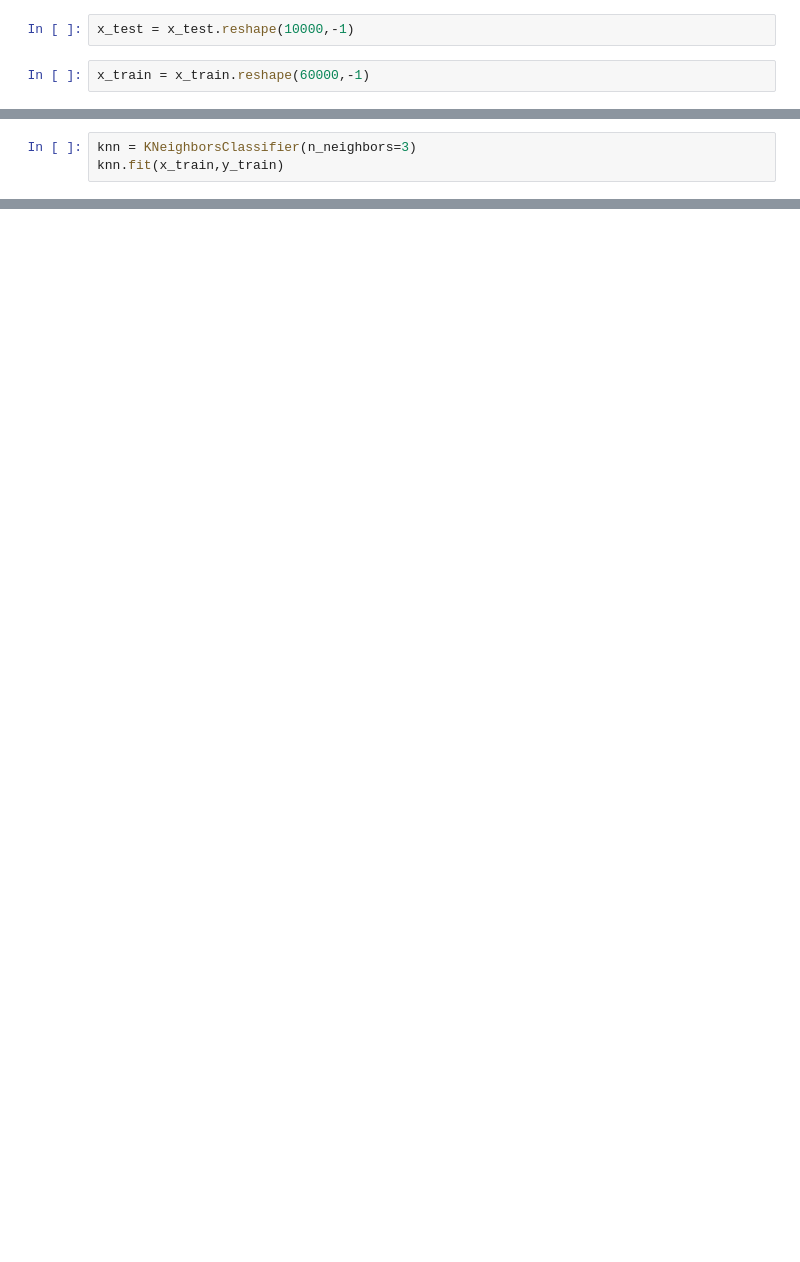
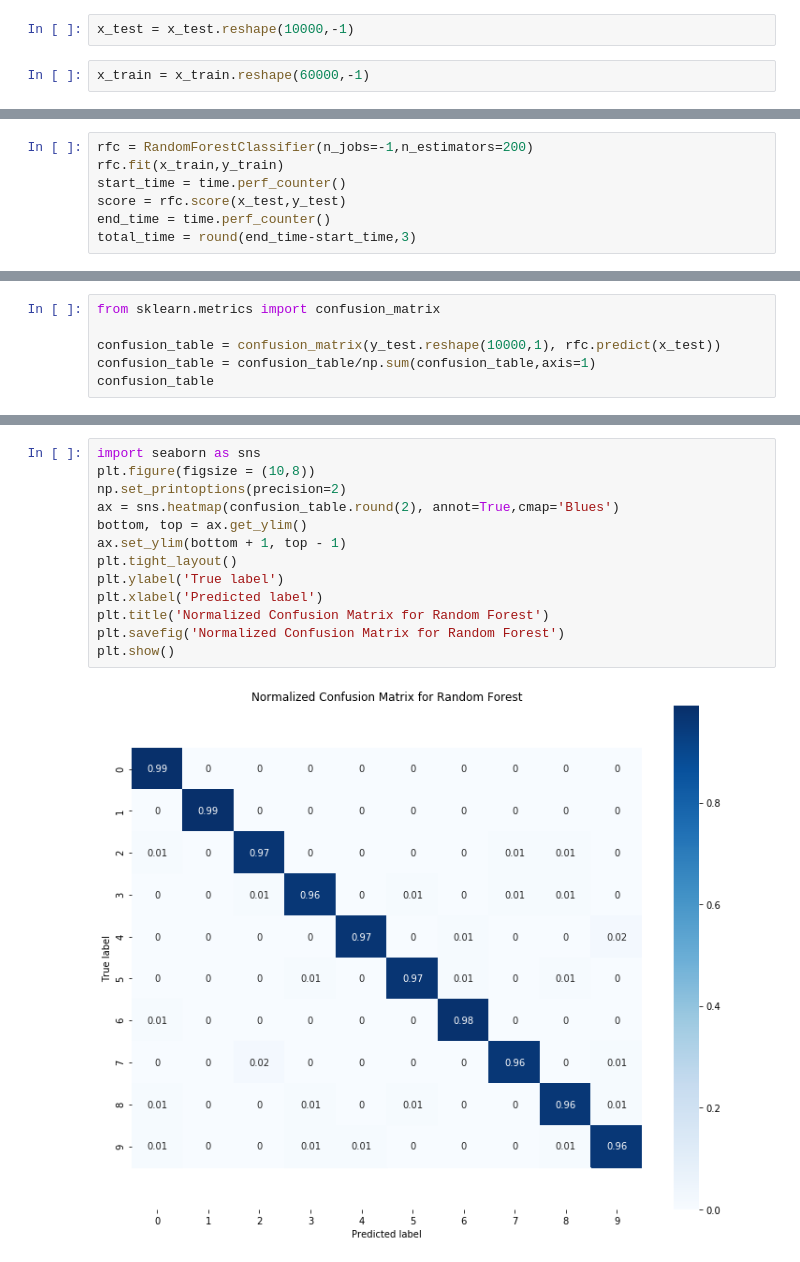
Before and after one commit to CSSE490/finalProject, a Jupyter notebook: Project_Preliminary_Work.ipynb, the cells around one changed output, grey strips where cells are left out. Drawn from its saved outputs; the diff is of its cells as text; blank space fills up the shorter version.

Commit message:
add random forest

```diff
--- a/Project_Preliminary_Work.ipynb
+++ b/Project_Preliminary_Work.ipynb
@@ -146,3 +143,0 @@ y_train.shape
-# %%
-knn = KNeighborsClassifier(n_neighbors=3)
-knn.fit(x_train,y_train)
@@ -160,0 +162,7 @@ KNeighborsClassifier(algorithm='auto', leaf_size=30, metric='minkowski',
+# %%
+rfc = RandomForestClassifier(n_jobs=-1,n_estimators=200)
+rfc.fit(x_train,y_train)
+start_time = time.perf_counter()
+score = rfc.score(x_test,y_test)
+end_time = time.perf_counter()
+total_time = round(end_time-start_time,3)
@@ -160,0 +177,6 @@ KNeighborsClassifier(algorithm='auto', leaf_size=30, metric='minkowski',
+# %%
+from sklearn.metrics import confusion_matrix
+
+confusion_table = confusion_matrix(y_test.reshape(10000,1), rfc.predict(x_test))
+confusion_table = confusion_table/np.sum(confusion_table,axis=1)
+confusion_table
@@ -160,0 +221,15 @@ KNeighborsClassifier(algorithm='auto', leaf_size=30, metric='minkowski',
+# %%
+import seaborn as sns
+plt.figure(figsize = (10,8))
+np.set_printoptions(precision=2)
+ax = sns.heatmap(confusion_table.round(2), annot=True,cmap='Blues')
+bottom, top = ax.get_ylim()
+ax.set_ylim(bottom + 1, top - 1)
+plt.tight_layout()
+plt.ylabel('True label')
+plt.xlabel('Predicted label')
+plt.title('Normalized Confusion Matrix for Random Forest')
+plt.savefig('Normalized Confusion Matrix for Random Forest')
+plt.show()
+# %% [output]
+[figure, added]
```
Also changed, not shown: parts of 12 cells of this notebook, 1 other file.
